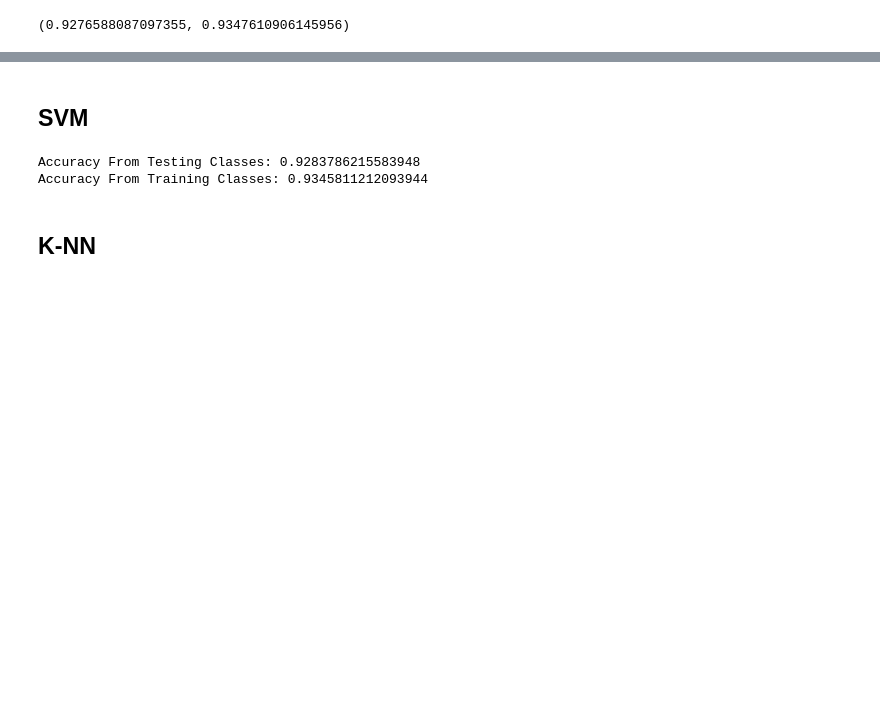
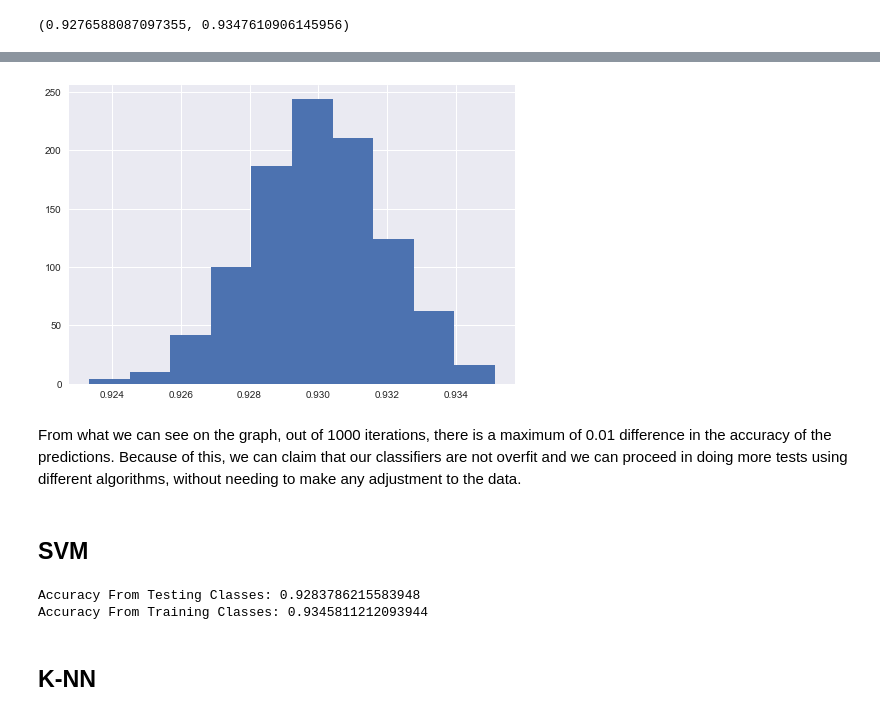
Before and after one commit to Diogogrosario/Artificial-Intelligence, a Jupyter notebook: covid-symptoms.ipynb, the cells around one changed output, grey strips where cells are left out. Cells and saved outputs as stored; diff of their text form; code cells hidden in the pictures; blank space fills up the shorter version.

Commit message:
Done overfitting check

```diff
--- a/covid-symptoms.ipynb
+++ b/covid-symptoms.ipynb
@@ -232,3 +236,26 @@ random_forest(training_inputs, testing_inputs, training_classes, testing_classes
+# %%
+def checkOverFit(all_inputs, all_labels):
+    model_accuracies = []
+
+    for repetition in range(1000):
+        (training_inputs,
+        testing_inputs,
+        training_classes,
+        testing_classes) = train_test_split(all_inputs, all_labels, test_size=0.25)
+
+        random_forest_classifier = RandomForestClassifier()
+        random_forest_classifier.fit(training_inputs, training_classes)
+        classifier_accuracy = random_forest_classifier.score(testing_inputs, testing_classes)
+        model_accuracies.append(classifier_accuracy)
+
+    plt.hist(model_accuracies)
+
+#checkOverFit(all_inputs, all_labels)     #uncomment to checkOverFit. Takes a while so leave it commented for now
+# %% [output]
+[figure, added]
+# %% [markdown]
+From what we can see on the graph, out of 1000 iterations, there is a maximum of 0.01 difference in the accuracy of the predictions.
+Because of this, we can claim that our classifiers are not overfit and we can proceed in doing more tests using different algorithms, without needing to make any adjustment to the data.
 # %% [markdown]
 ## SVM
 # %%
```
Also changed, not shown: parts of 4 cells of this notebook.
